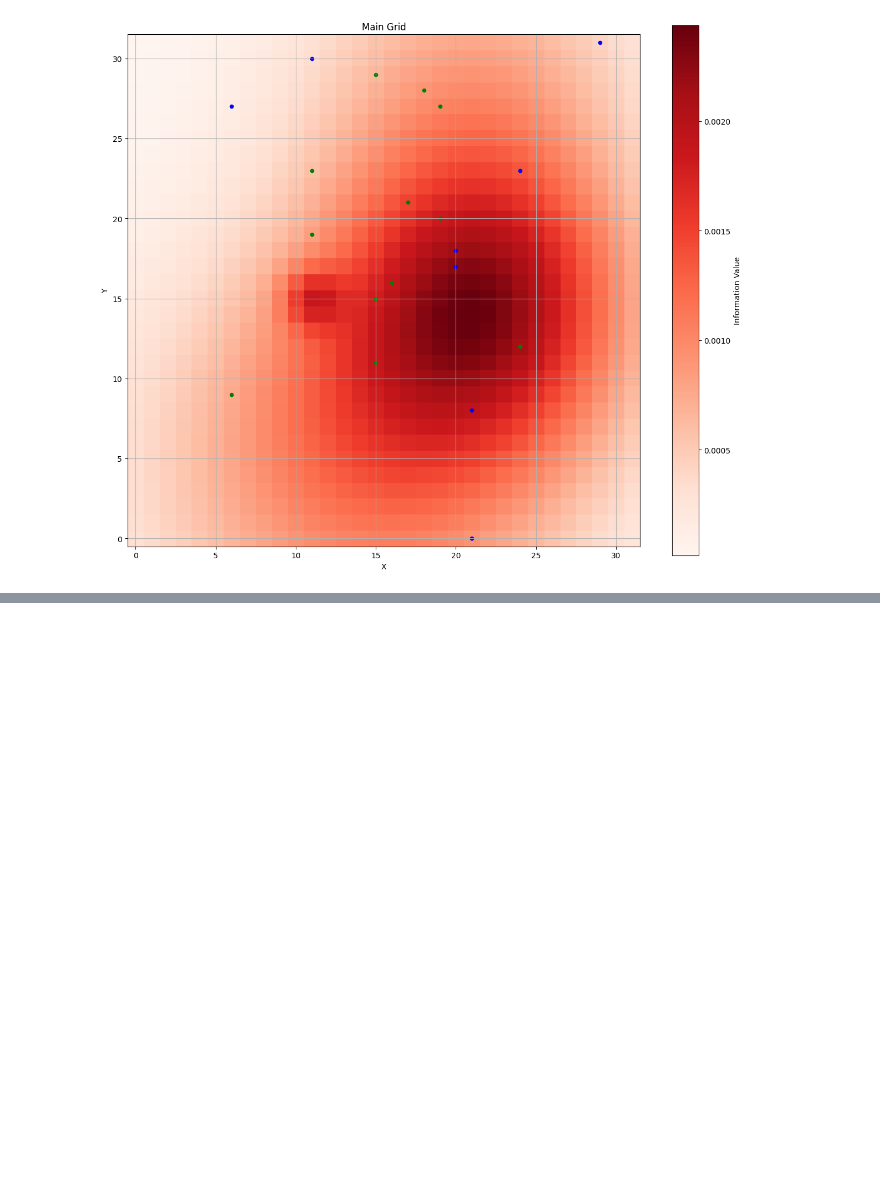
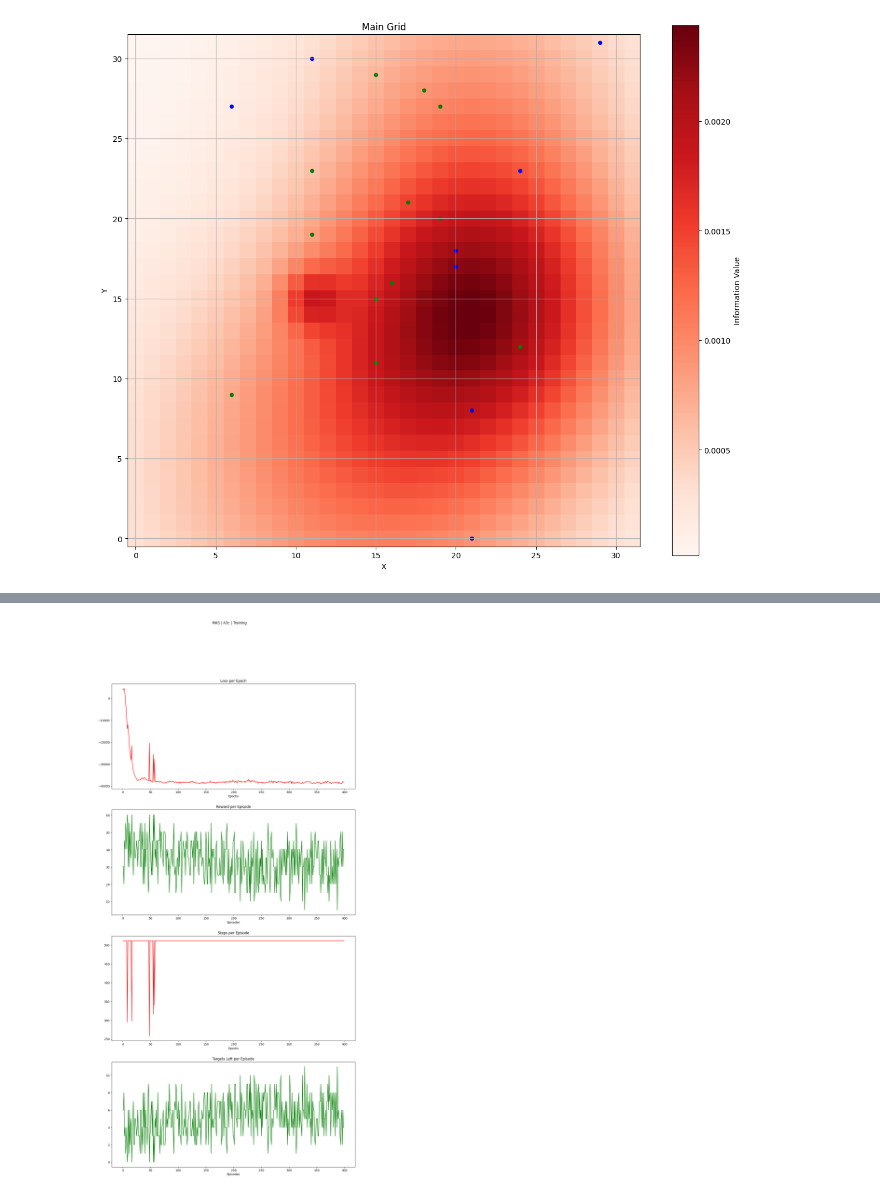
Before and after one commit to KishorKumar37/546-RL-Project, a Jupyter notebook: Grid Enviornment.ipynb, the cells around one changed output, grey strips where cells are left out. Saved outputs shown, nothing was run; the diff lists cells and outputs as text; code cells hidden in the pictures; blank space fills up the shorter version.

```diff
--- a/Grid Enviornment.ipynb
+++ b/Grid Enviornment.ipynb
@@ -203,0 +198,17 @@ KeyboardInterrupt
+# %%
+import torch
+a3c_mas_losses = torch.load("a3c_mas_losses.pkl")
+a3c_mas_reward = torch.load("a3c_mas_rewards.pkl")
+a3c_mas_steps = torch.load("a3c_mas_steps.pkl")
+a3c_mas_targets = torch.load("a3c_mas_targets.pkl")
+
+plt.figure(figsize=(15, 30))
+plt.subplot(411),plt.plot(list(range(len(a3c_mas_losses))), a3c_mas_losses, c="r"),plt.xlabel("Epochs"), plt.title('Loss per Epoch')
+plt.subplot(412),plt.plot(list(range(len(a3c_mas_reward))), a3c_mas_reward, c="g"),plt.xlabel("Episodes"), plt.title('Reward per Episode')
+plt.subplot(413),plt.plot(list(range(len(a3c_mas_steps))), a3c_mas_steps, c="r"),plt.xlabel("Epochs"), plt.title('Steps per Episode')
+plt.subplot(414),plt.plot(list(range(len(a3c_mas_targets))), a3c_mas_targets, c="g"),plt.xlabel("Episodes"), plt.title('Targets Left per Episode')
+
+plt.suptitle("MAS | A3c | Training")
+plt.show()
+# %% [output]
+[figure, added]
```
Also changed, not shown: parts of 2 cells of this notebook, 1 other file.
